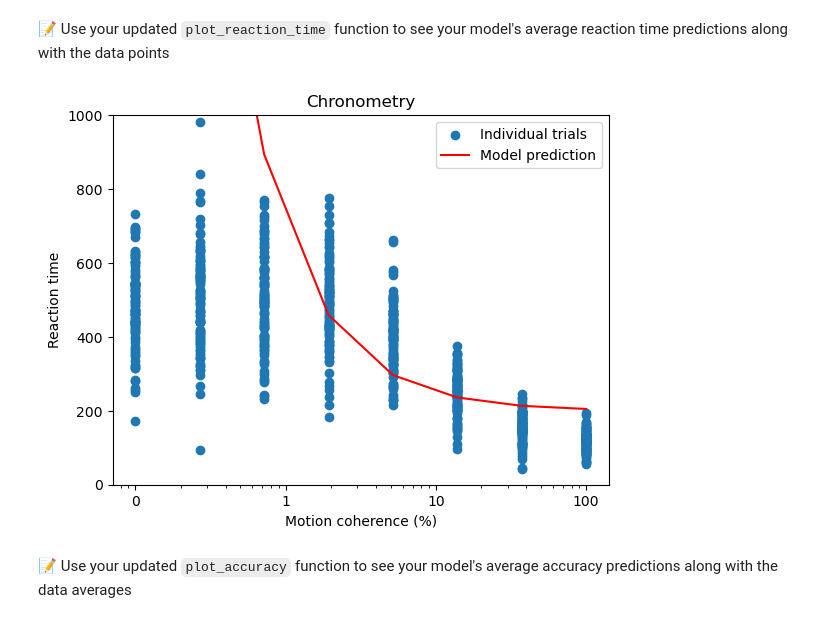
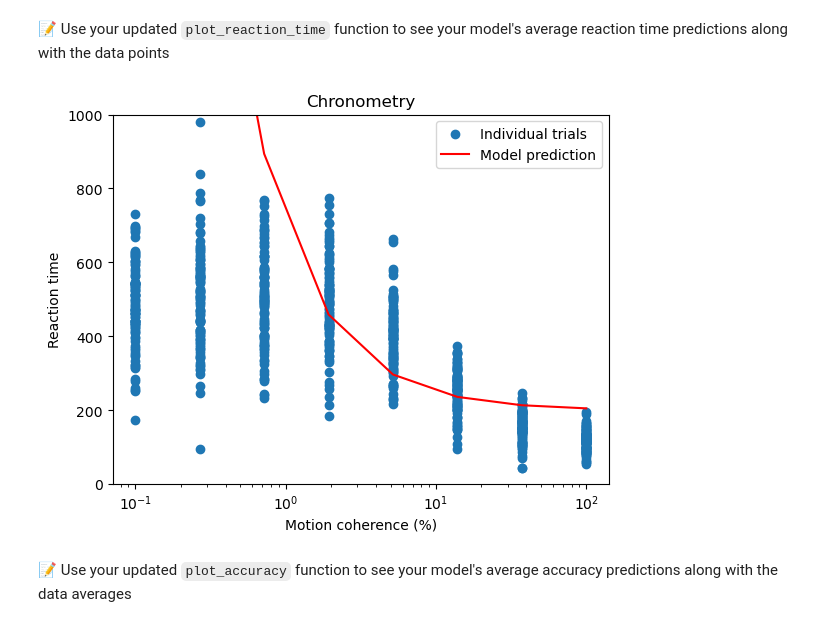
Before and after one commit to easiryne/cognitive-modeling-lab, a Jupyter notebook: TD_2/td2_solution.ipynb, the cells around one changed output. Cells and saved outputs as stored; diff of their text form; code cells hidden in the pictures.

```diff
--- a/TD_2/td2_solution.ipynb
+++ b/TD_2/td2_solution.ipynb
@@ -146,9 +146,6 @@ def plot_reaction_time(data: pd.DataFrame, model=None):
     plt.xlabel("Motion coherence (%)")
     plt.xscale('log')
     plt.ylim(0, 1000)
-    plt.gca().xaxis.set_major_formatter(ScalarFormatter())
-    plt.gca().yaxis.set_major_formatter(ScalarFormatter())
-    plt.legend()
 
     #########
     plt.show()
@@ -206,7 +204,9 @@ We will now implement the two descriptive equations that come with the model. Th
 # %%
 class MotionCoherenceModel:
     def __init__(self, A, k, t_R):
-        pass ## Your code here
+        self.A = A
+        ... ## Your code here
+        ...
 
     def predict_mean_reaction_time(self, x: np.ndarray) -> np.ndarray:
         pass ## Your code here
@@ -250,27 +250,25 @@ Now, let's visualize your model's predictions on top of the graphs you generated
 # %%
 # Solution
 def plot_reaction_time(data, model=None):
     plt.scatter(data['motion_coherence'], data['reaction_time'], label='Individual trials')
 
     ## Update
-    pred = model.predict_mean_reaction_time(data['motion_coherence'])
-    plt.plot(data['motion_coherence'], pred, label='Model prediction', c='red')
+    if model is not None:
+        x = data['motion_coherence']
+        pred_t_T = model.predict_mean_reaction_time(x)
+        plt.plot(x, pred_t_T, label='Model prediction', c='red')
     #########
 
     plt.title("Chronometry")
     plt.ylabel("Reaction time")
     plt.xlabel("Motion coherence (%)")
     plt.xscale('log')
     plt.ylim(0, 1000)
-    plt.gca().xaxis.set_major_formatter(ScalarFormatter())
-    plt.gca().yaxis.set_major_formatter(ScalarFormatter())
     plt.legend()
-    plt.show()
-
 
 plot_reaction_time(data, model=test_model)
 # %% [output]
-[figure, old version]
+[figure, new version]
 # %% [markdown]
 📝 Use your updated `plot_accuracy` function to see your model's average accuracy predictions along with the data averages
 # %%
```
Also changed, not shown: parts of 8 cells of this notebook, 2 other files.
